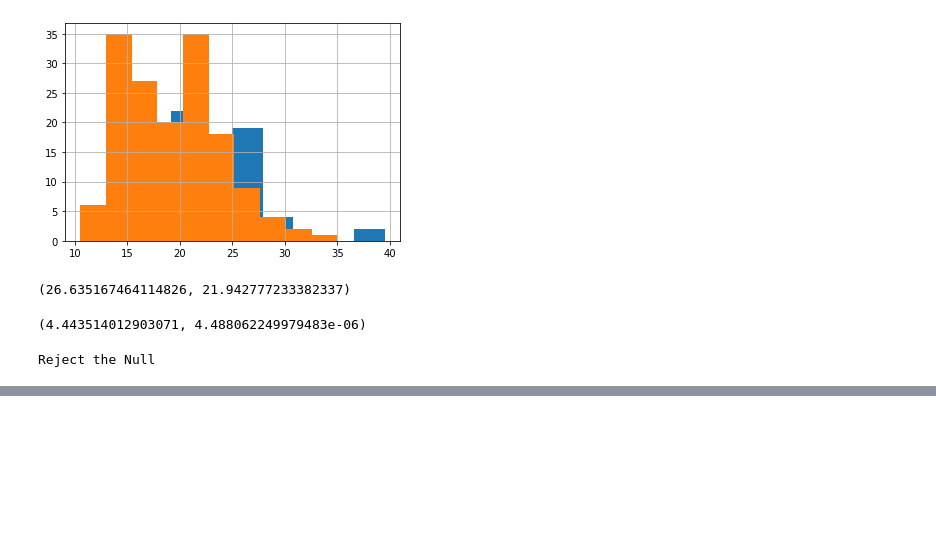
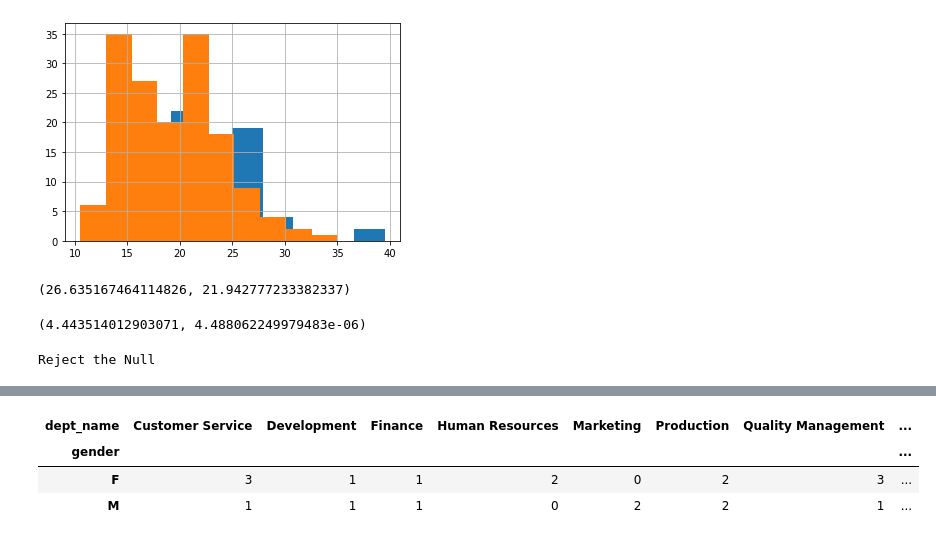
Before and after one commit to MatthewL09/statistics-exercises, a Jupyter notebook: hypothesis_testing.ipynb, the cells around one changed output, grey strips where cells are left out. Cells and saved outputs as stored; diff of their text form; code cells hidden in the pictures; blank space fills up the shorter version.

```diff
--- a/hypothesis_testing.ipynb
+++ b/hypothesis_testing.ipynb
@@ -645,0 +1029,9 @@ sns.relplot()
+# %%
+observed = pd.crosstab(df.gender, df.dept_name)
+
+observed
+# %% [output]
+| dept_name | Customer Service | Development | Finance | Human Resources | Marketing | Production | Quality Management | ... |
+| gender |  |  |  |  |  |  |  | ... |
+| F | 3 | 1 | 1 | 2 | 0 | 2 | 3 | ... |
+| M | 1 | 1 | 1 | 0 | 2 | 2 | 1 | ... |
```
Also changed, not shown: parts of 112 cells of this notebook.
